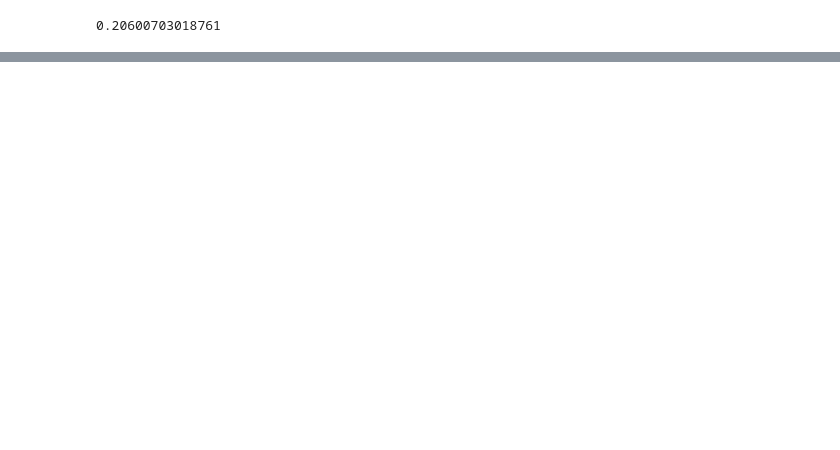
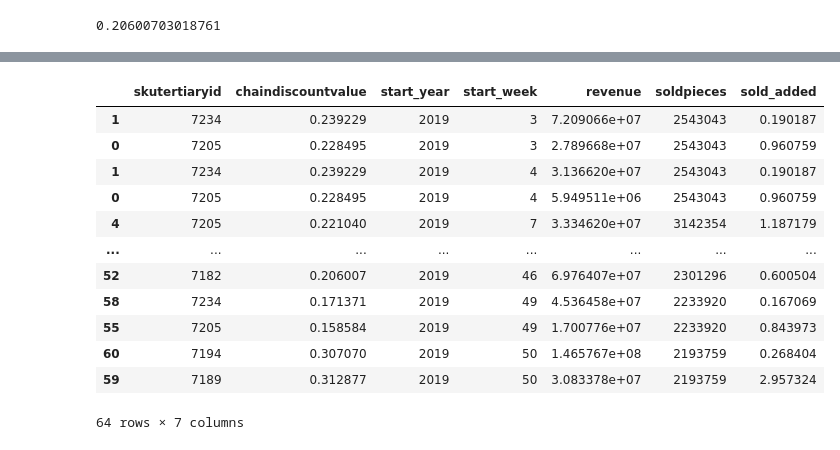
Before and after one commit to KMSIGN/accenture-promo-hack, a Jupyter notebook: experiments/train.ipynb, the cells around one changed output, grey strips where cells are left out. Cells and saved outputs as stored; diff of their text form; code cells hidden in the pictures; blank space fills up the shorter version.

```diff
--- a/experiments/train.ipynb
+++ b/experiments/train.ipynb
@@ -48,0 +70,16 @@ promo_sum.iloc[0]['chaindiscountvalue']
+# %%
+promo_sum.sort_values('start_week')
+# %% [output]
+|  | skutertiaryid | chaindiscountvalue | start_year | start_week | revenue | soldpieces | sold_added |
+| 1 | 7234 | 0.239229 | 2019 | 3 | 7.209066e+07 | 2543043 | 0.190187 |
+| 0 | 7205 | 0.228495 | 2019 | 3 | 2.789668e+07 | 2543043 | 0.960759 |
+| 1 | 7234 | 0.239229 | 2019 | 4 | 3.136620e+07 | 2543043 | 0.190187 |
+| 0 | 7205 | 0.228495 | 2019 | 4 | 5.949511e+06 | 2543043 | 0.960759 |
+| 4 | 7205 | 0.221040 | 2019 | 7 | 3.334620e+07 | 3142354 | 1.187179 |
+| ... | ... | ... | ... | ... | ... | ... | ... |
+| 52 | 7182 | 0.206007 | 2019 | 46 | 6.976407e+07 | 2301296 | 0.600504 |
+| 58 | 7234 | 0.171371 | 2019 | 49 | 4.536458e+07 | 2233920 | 0.167069 |
+| 55 | 7205 | 0.158584 | 2019 | 49 | 1.700776e+07 | 2233920 | 0.843973 |
+| 60 | 7194 | 0.307070 | 2019 | 50 | 1.465767e+08 | 2193759 | 0.268404 |
+| 59 | 7189 | 0.312877 | 2019 | 50 | 3.083378e+07 | 2193759 | 2.957324 |
+64 rows × 7 columns
```
Also changed, not shown: parts of 29 cells of this notebook, 2 other files.
